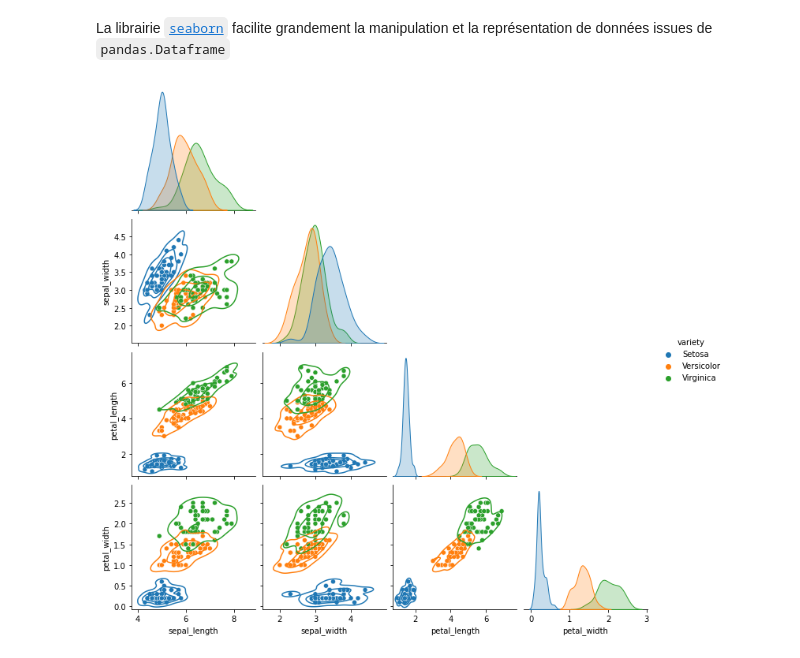
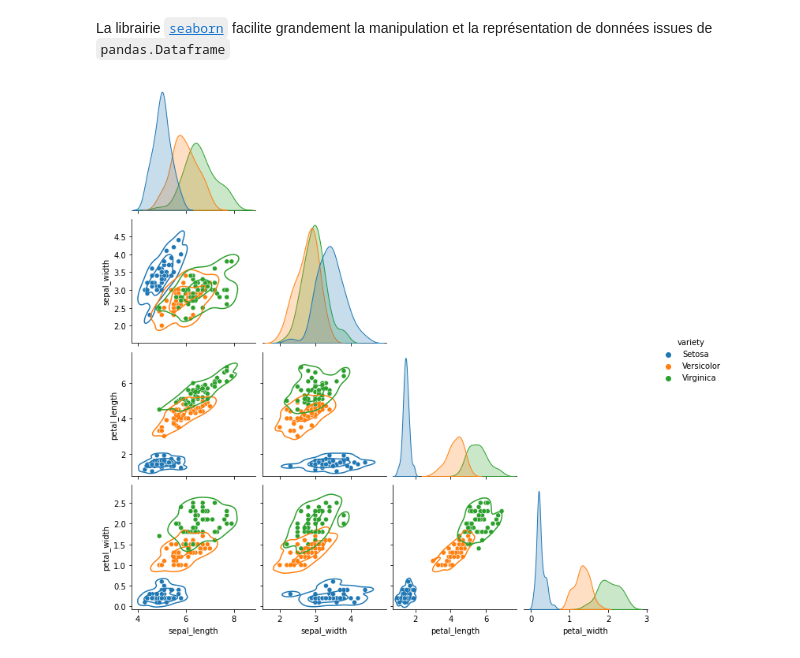
Before and after one commit to xgarrido/master_python_teaching, a Jupyter notebook: td/04_td_pandas.ipynb, the cells around one changed output. Cells and saved outputs as stored; diff of their text form; code cells hidden in the pictures.

```diff
--- a/td/04_td_pandas.ipynb
+++ b/td/04_td_pandas.ipynb
@@ -251,7 +251,7 @@ La librairie [`seaborn`](https://seaborn.pydata.org/examples/scatterplot_matrix.
 # %%
 import seaborn as sns
 
 g = sns.pairplot(df, hue="variety", corner=True)
-g.map_lower(sns.kdeplot, levels=4, color=".2");
+g.map_lower(sns.kdeplot, levels=4);
 # %% [output]
-[figure, old version]
+[figure, new version]
```
